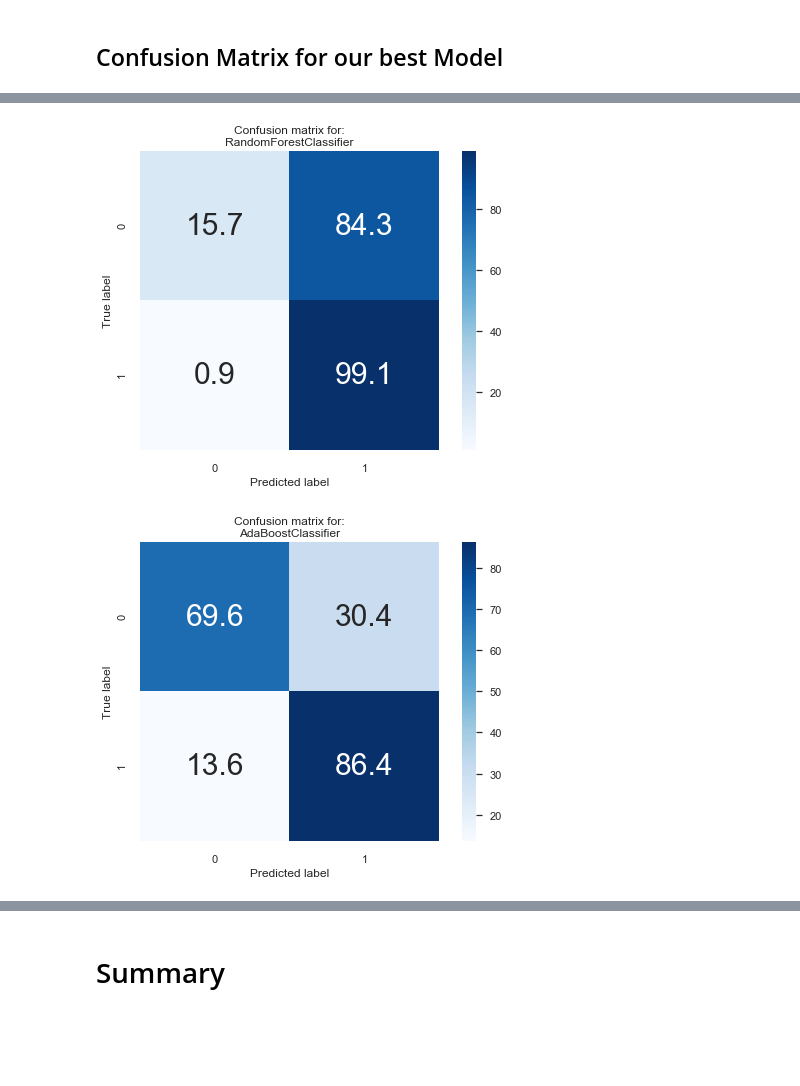
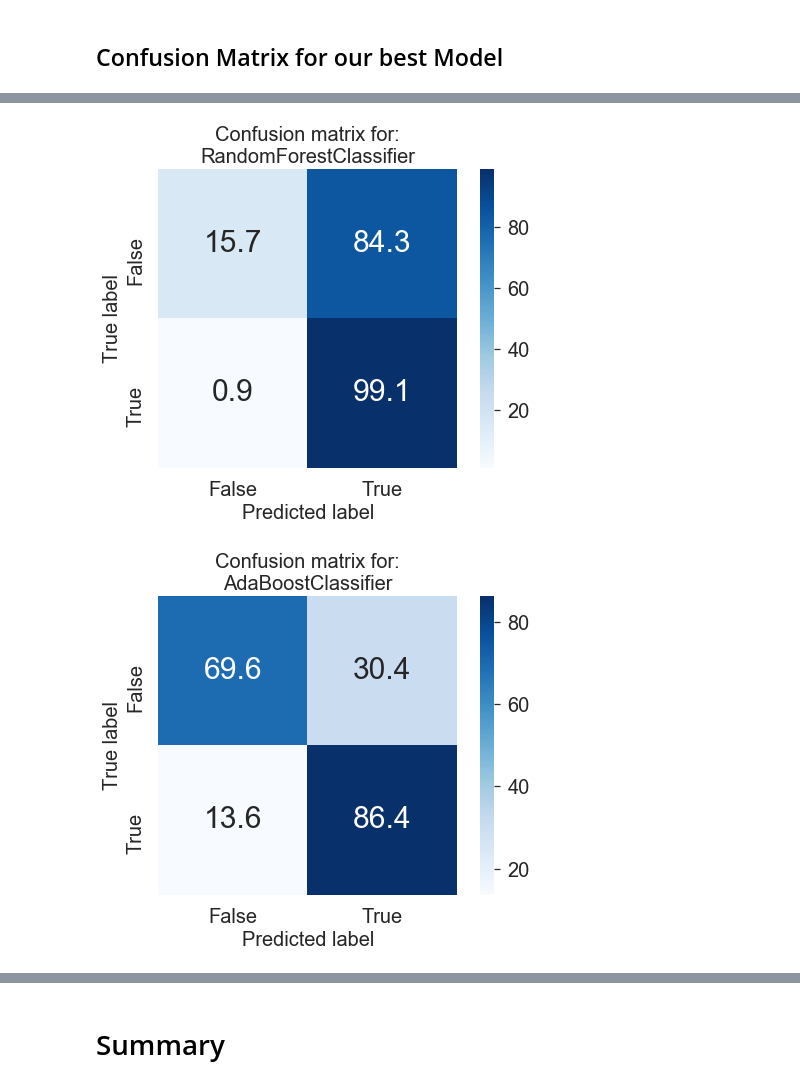
Before and after one commit to skrutzky/Project-2_Kickstarter, a Jupyter notebook: DS-Project-2_Kickstarter.ipynb, the cells around one changed output, grey strips where cells are left out. Cells and saved outputs as stored; diff of their text form; code cells hidden in the pictures; blank space fills up the shorter version.

```diff
--- a/DS-Project-2_Kickstarter.ipynb
+++ b/DS-Project-2_Kickstarter.ipynb
@@ -1394,14 +1396,18 @@ from sklearn.metrics import confusion_matrix
 
 for i,model in enumerate([best_model_logReg]):
     cm = confusion_matrix(y_test, y_test_predicted_logReg)
-    cm = cm.astype('float') / cm.sum(axis=1)[:, np.newaxis] # normalize the data
+    cm = cm.astype('float') / cm.sum(axis=1)[:, np.newaxis]*100 # normalize the data
 
     # view with a heatmap
     plt.figure(i)
-    sns.heatmap(cm, annot=True, annot_kws={"size":30},
-            cmap='Blues', square=True, fmt='.3f')
-    plt.ylabel('True label')
-    plt.xlabel('Predicted label')
-    plt.title('Confusion matrix for:\n{}'.format(model.__class__.__name__));
+    sns.heatmap(cm.round(1), annot=True, annot_kws={"size":30},
+            cmap='Blues', square=True, fmt='.1f')
+    plt.ylabel('True label', fontsize = 20)
+    plt.xlabel('Predicted label', fontsize = 20)
+    plt.xticks((0.5,1.5), ('False','True')) #, rotation=20
+    plt.yticks((0.5,1.5), ('False','True')) #, rotation=20
+    plt.rc('xtick', labelsize=20)    # fontsize of the tick labels
+    plt.rc('ytick', labelsize=20)    # fontsize of the tick labels
+    plt.title('Confusion matrix for:\n{}'.format(model.__class__.__name__), fontsize = 20);
     plt.savefig('figures/ConvMatrix_LogReg_SecondRound.png')
 # %% [output]
@@ -1418,30 +1424,38 @@ for i,model in enumerate([best_model_RandomForrest]):
     plt.figure(i)
     sns.heatmap(cm.round(1), annot=True, annot_kws={"size":30},
             cmap='Blues', square=True, fmt='.1f')
-    plt.ylabel('True label')
-    plt.xlabel('Predicted label')
-    plt.title('Confusion matrix for:\n{}'.format(model.__class__.__name__));
+    plt.ylabel('True label', fontsize = 20)
+    plt.xlabel('Predicted label', fontsize = 20)
+    plt.xticks((0.5,1.5), ('False','True')) #, rotation=20
+    plt.yticks((0.5,1.5), ('False','True')) #, rotation=20
+    plt.rc('xtick', labelsize=20)    # fontsize of the tick labels
+    plt.rc('ytick', labelsize=20)    # fontsize of the tick labels
+    plt.title('Confusion matrix for:\n{}'.format(model.__class__.__name__), fontsize = 20);
     plt.savefig('figures/ConvMatrix_RF_SecondRound.png')
 # %% [output]
-[figure, old version]
+[figure, new version]
 # %%
 #Visualizing the confusion matrix for each classifier
 from sklearn.metrics import confusion_matrix
 
 for i,model in enumerate([best_model_AdaBoost]):
     cm = confusion_matrix(y_test, y_test_predicted_AdaBoost)
     cm = cm.astype('float') / cm.sum(axis=1)[:, np.newaxis]*100 # normalize the data
 
     # view with a heatmap
     plt.figure(i)
     sns.heatmap(cm, annot=True, annot_kws={"size":30},
             cmap='Blues', square=True, fmt='.1f')
-    plt.ylabel('True label')
-    plt.xlabel('Predicted label')
-    plt.title('Confusion matrix for:\n{}'.format(model.__class__.__name__));
+    plt.ylabel('True label', fontsize = 20)
+    plt.xlabel('Predicted label', fontsize = 20)
+    plt.xticks((0.5,1.5), ('False','True')) #, rotation=20
+    plt.yticks((0.5,1.5), ('False','True')) #, rotation=20
+    plt.rc('xtick', labelsize=20)    # fontsize of the tick labels
+    plt.rc('ytick', labelsize=20)    # fontsize of the tick labels
+    plt.title('Confusion matrix for:\n{}'.format(model.__class__.__name__), fontsize = 20);
     plt.savefig('figures/ConvMatrix_AdaBoost_SecondRound.png')
 # %% [output]
-[figure, old version]
+[figure, new version]
 # %%
 #Visualizing the confusion matrix for each classifier
 from sklearn.metrics import confusion_matrix
```
Also changed, not shown: parts of 9 cells of this notebook, 3 other files.
